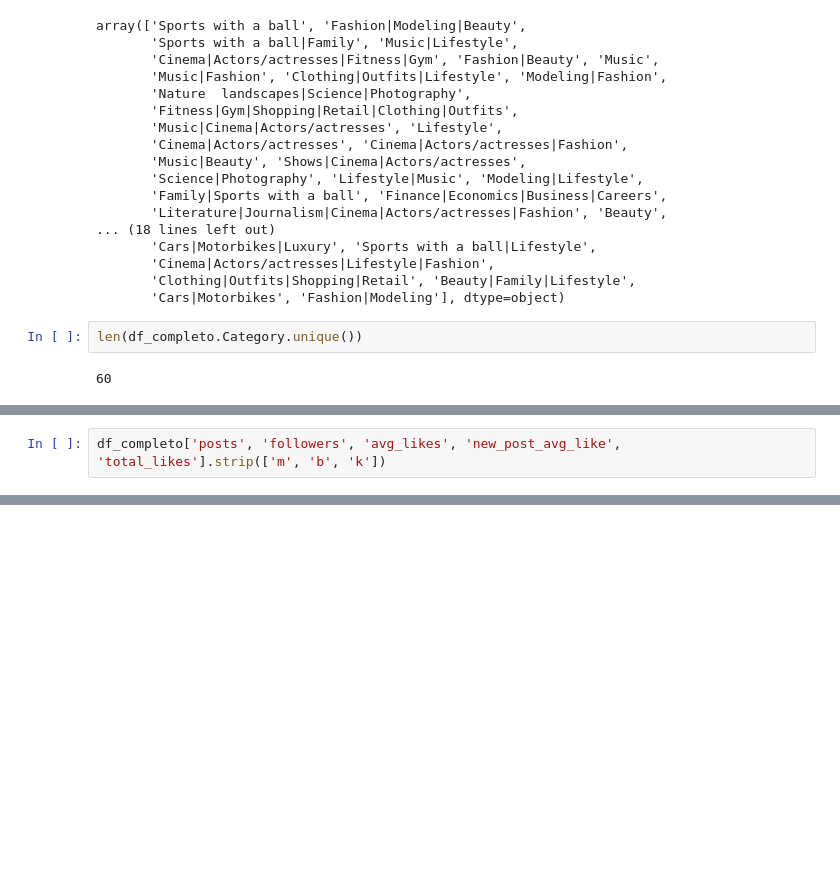
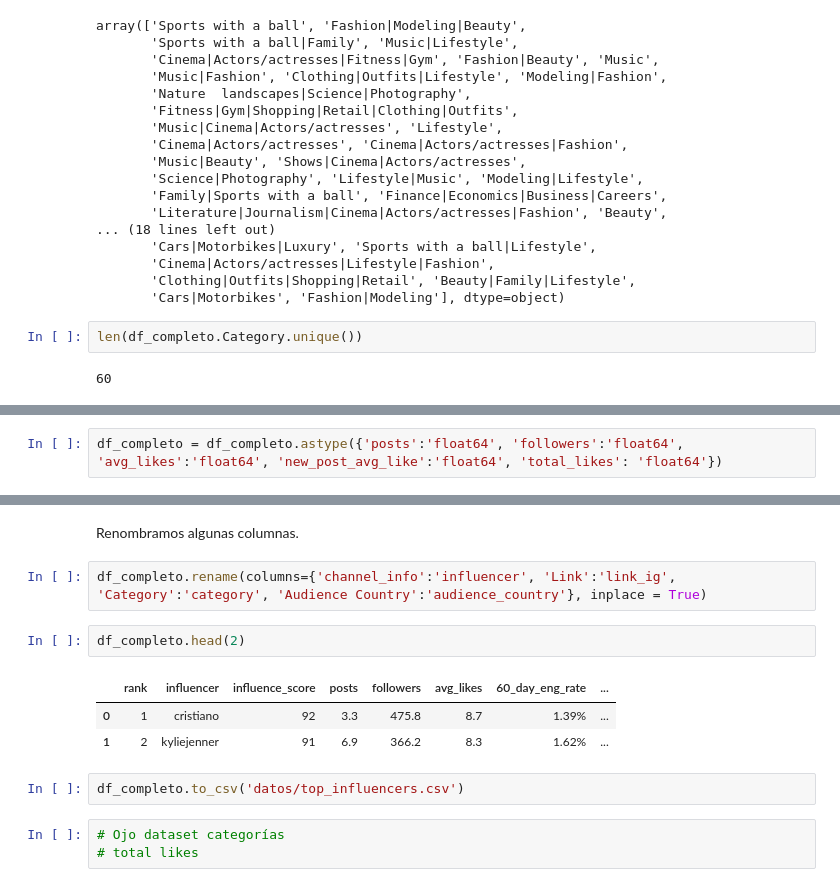
Before and after one commit to Adalab/DA-promo-B-Modulo3-sprint-2-Ari-Maria-Anto, a Jupyter notebook: pp-Tableau.ipynb, the cells around one changed output, grey strips where cells are left out. Saved outputs shown, nothing was run; the diff lists cells and outputs as text; blank space fills up the shorter version.

```diff
--- a/pp-Tableau.ipynb
+++ b/pp-Tableau.ipynb
@@ -224,2 +289,2 @@ astype('float64')
 # %%
-df_completo['posts', 'followers', 'avg_likes', 'new_post_avg_like', 'total_likes'].strip(['m', 'b', 'k'])
+df_completo = df_completo.astype({'posts':'float64', 'followers':'float64', 'avg_likes':'float64', 'new_post_avg_like':'float64', 'total_likes': 'float64'})
@@ -231,0 +308,15 @@ KeyError: 'Column(s) [0, 1, 2, 3, 4, 5, 6, 7, 8, 9, 10, 11, 12, 13, 14, 15, 16,
+# %% [markdown]
+Renombramos algunas columnas.
+# %%
+df_completo.rename(columns={'channel_info':'influencer', 'Link':'link_ig', 'Category':'category', 'Audience Country':'audience_country'}, inplace = True)
+# %%
+df_completo.head(2)
+# %% [output]
+|  | rank | influencer | influence_score | posts | followers | avg_likes | 60_day_eng_rate | ... |
+| 0 | 1 | cristiano | 92 | 3.3 | 475.8 | 8.7 | 1.39% | ... |
+| 1 | 2 | kyliejenner | 91 | 6.9 | 366.2 | 8.3 | 1.62% | ... |
+# %%
+df_completo.to_csv('datos/top_influencers.csv')
+# %%
+# Ojo dataset categorías
+# total likes
```
Also changed, not shown: parts of 26 cells of this notebook, 2 other files.
